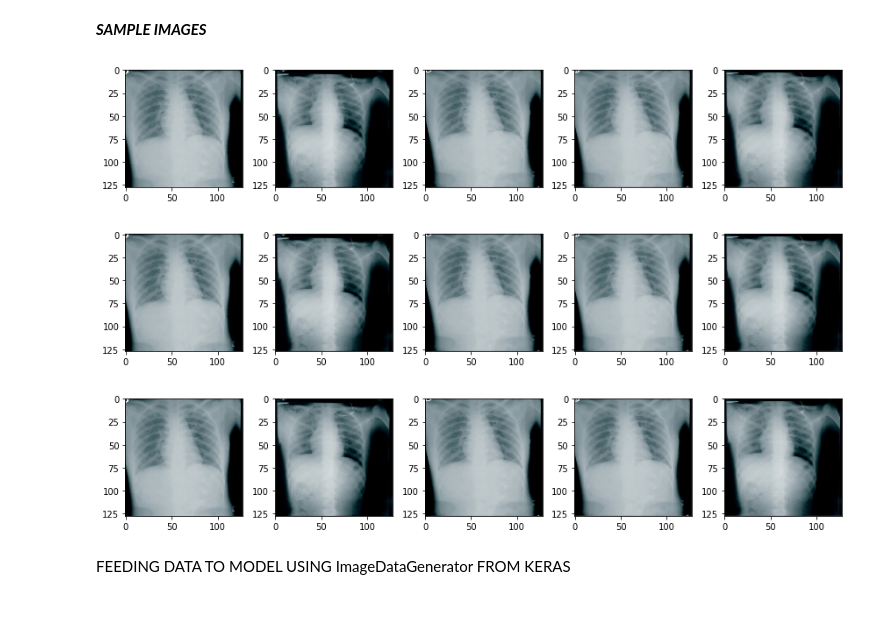
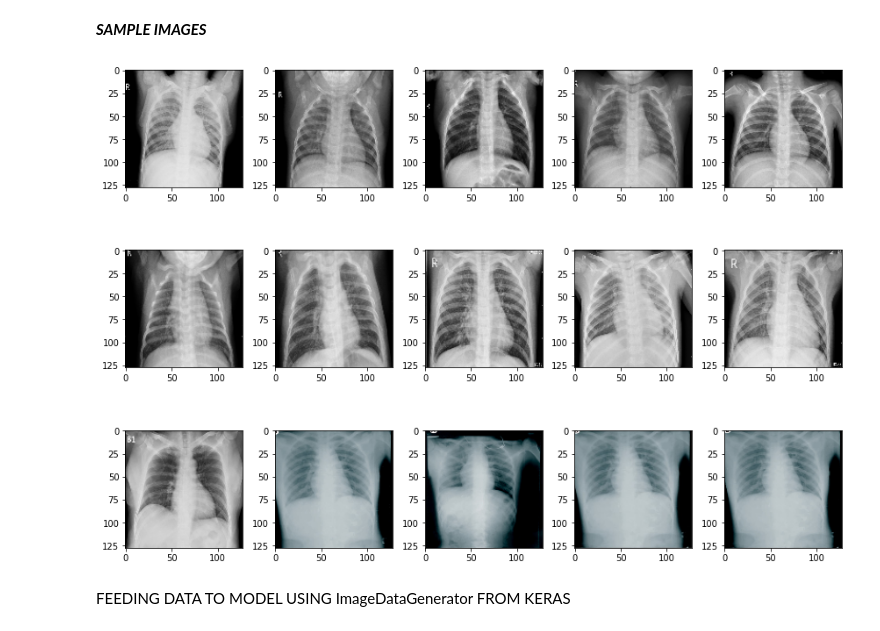
Before and after one commit to nigamsatvik/Major1, a Jupyter notebook: Covid19_Detect.ipynb, the cells around one changed output. Drawn from its saved outputs; the diff is of its cells as text; code cells hidden in the pictures.

```diff
--- a/Covid19_Detect.ipynb
+++ b/Covid19_Detect.ipynb
@@ -41,17 +44,17 @@ for xclass in os.listdir(base_path + "test"):
 # %%
 pic_size=128
 cpt = 0
-plt.figure(figsize=(12,8))
-for expression in os.listdir(base_path + "train/"):
+plt.figure(figsize=(12,20))
+for xclass in os.listdir(base_path + "train/"):
     for i in range(1,6):
-        cpt = cpt + 1
-        plt.subplot(3,5,cpt)
-        img = load_img(base_path + "train/" + xclass + "/" +os.listdir(base_path + "train/" + xclass)[i], target_size=(pic_size, pic_size))
-        plt.imshow(img, cmap="gray")
+      cpt = cpt + 1
+      plt.subplot(7,5,cpt)
+      img = load_img(base_path + "train/" + xclass + "/" +os.listdir(base_path + "train/" + xclass)[i], target_size=(pic_size, pic_size))
+      plt.imshow(img, cmap="gray")
 plt.tight_layout()
 plt.show()
 # %% [output]
-[figure, old version]
+[figure, new version]
 # %% [markdown]
 FEEDING DATA TO MODEL USING ImageDataGenerator FROM KERAS
 # %%
```
Also changed, not shown: parts of 6 cells of this notebook.
